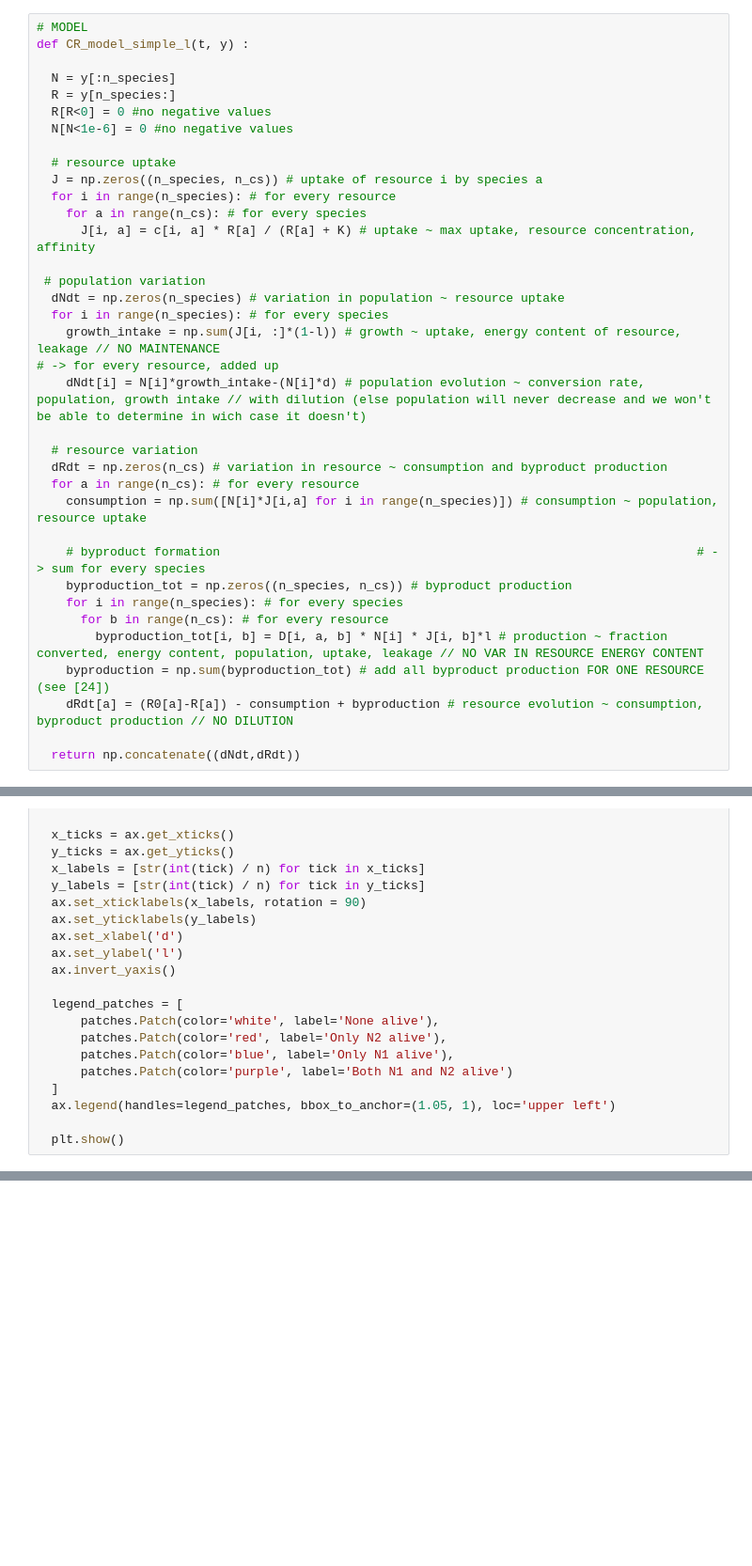
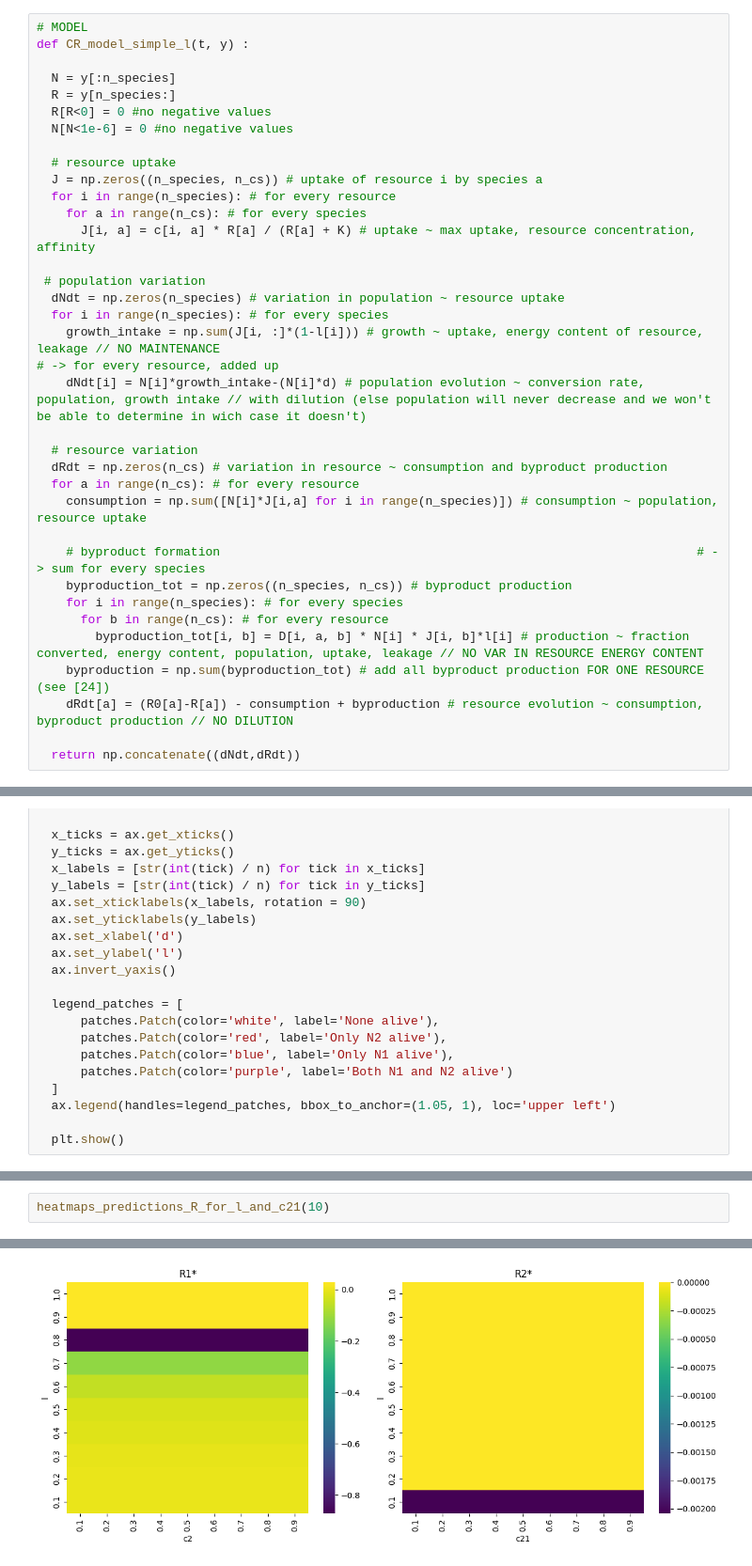
Before and after one commit to GiveMe1Coffee/m6-consumer-resource-model, a Jupyter notebook: M6_project.ipynb, the cells around one changed output, grey strips where cells are left out. Shown at 94% size. Drawn from its saved outputs; the diff is of its cells as text; blank space fills up the shorter version.

```diff
--- a/M6_project.ipynb
+++ b/M6_project.ipynb
@@ -1334,7 +1335,7 @@ def CR_model_simple_l(t, y) :
  # population variation
   dNdt = np.zeros(n_species) # variation in population ~ resource uptake
   for i in range(n_species): # for every species
-    growth_intake = np.sum(J[i, :]*(1-l)) # growth ~ uptake, energy content of resource, leakage // NO MAINTENANCE                                                                             # -> for every resource, added up
+    growth_intake = np.sum(J[i, :]*(1-l[i])) # growth ~ uptake, energy content of resource, leakage // NO MAINTENANCE                                                                             # -> for every resource, added up
     dNdt[i] = N[i]*growth_intake-(N[i]*d) # population evolution ~ conversion rate, population, growth intake // with dilution (else population will never decrease and we won't be able to determine in wich case it doesn't)
 
   # resource variation
@@ -1346,7 +1347,7 @@ def CR_model_simple_l(t, y) :
     byproduction_tot = np.zeros((n_species, n_cs)) # byproduct production
     for i in range(n_species): # for every species
       for b in range(n_cs): # for every resource
-        byproduction_tot[i, b] = D[i, a, b] * N[i] * J[i, b]*l # production ~ fraction converted, energy content, population, uptake, leakage // NO VAR IN RESOURCE ENERGY CONTENT
+        byproduction_tot[i, b] = D[i, a, b] * N[i] * J[i, b]*l[i] # production ~ fraction converted, energy content, population, uptake, leakage // NO VAR IN RESOURCE ENERGY CONTENT
     byproduction = np.sum(byproduction_tot) # add all byproduct production FOR ONE RESOURCE (see [24])
     dRdt[a] = (R0[a]-R[a]) - consumption + byproduction # resource evolution ~ consumption, byproduct production // NO DILUTION
 
@@ -1682,0 +1728,3 @@ FixedFormatter should only be used together with FixedLocator
+# %%
+heatmaps_predictions_R_for_l_and_c21(10)
+# %% [output]
@@ -1682,0 +1738 @@ FixedFormatter should only be used together with FixedLocator
+[figure, added]
```
Also changed, not shown: parts of 16 cells of this notebook.
